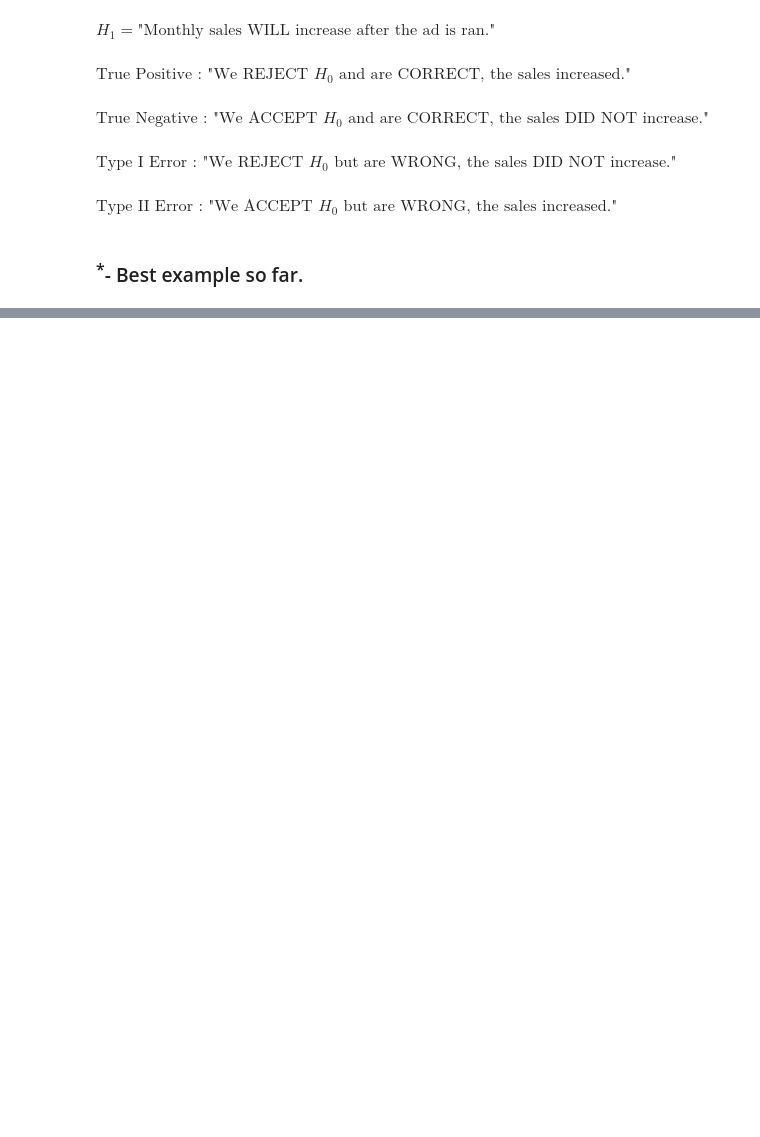
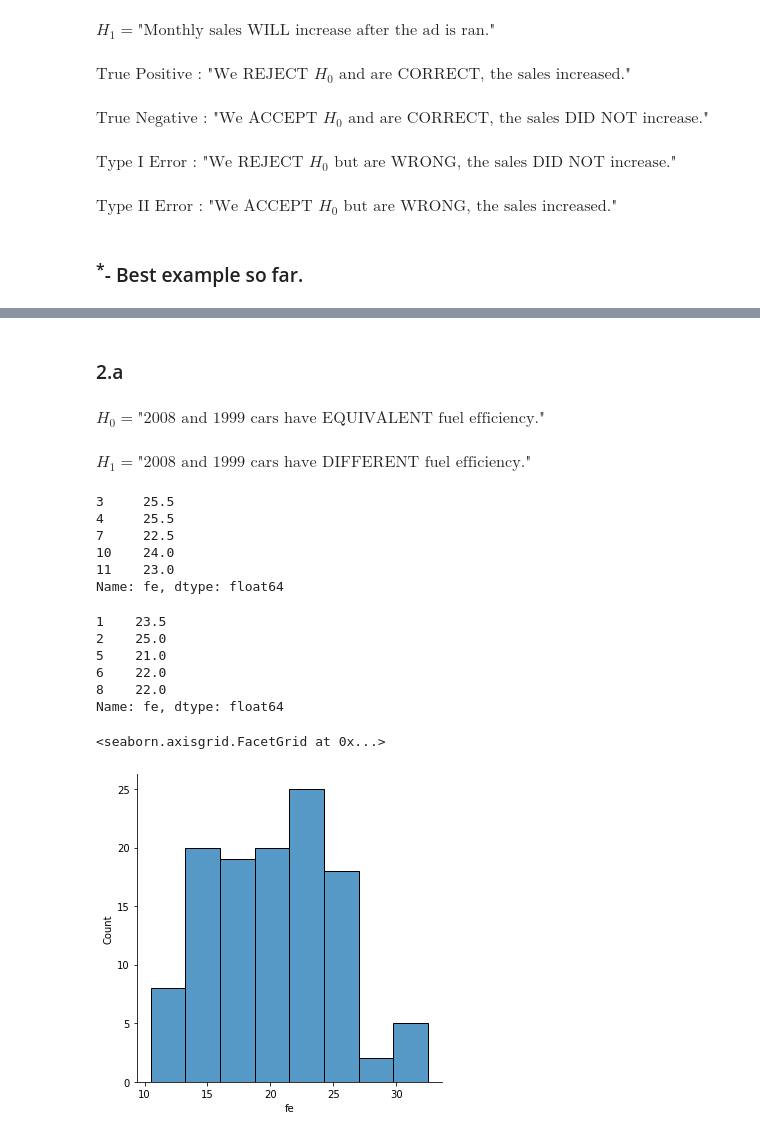
Before and after one commit to hinzle/statistics-exercises, a Jupyter notebook: hypothesis_testing.ipynb, the cells around one changed output, grey strips where cells are left out. Drawn from its saved outputs; the diff is of its cells as text; code cells hidden in the pictures; blank space fills up the shorter version.

```diff
--- a/hypothesis_testing.ipynb
+++ b/hypothesis_testing.ipynb
@@ -73,0 +173,2 @@ $\textrm{Type II Error : "We ACCEPT }H_0\textrm{ but are WRONG, the sales increa
+# %%
+df = data('mpg')
@@ -73,0 +205,33 @@ $\textrm{Type II Error : "We ACCEPT }H_0\textrm{ but are WRONG, the sales increa
+# %% [markdown]
+### 2.a
+# %% [markdown]
+$ H_0 = \textrm{"2008 and 1999 cars have EQUIVALENT fuel efficiency." }$
+# %% [markdown]
+$ H_1 = \textrm{"2008 and 1999 cars have DIFFERENT fuel efficiency." }$
+# %%
+df['fe']=(df['cty']+df['hwy'])/2
+# %%
+fe_2008=df.fe[df.year==2008]
+fe_2008.head()
+# %% [output]
+3     25.5
+4     25.5
+7     22.5
+10    24.0
+11    23.0
+Name: fe, dtype: float64
+# %%
+fe_1999=df.fe[df.year==1999]
+fe_1999.head()
+# %% [output]
+1    23.5
+2    25.0
+5    21.0
+6    22.0
+8    22.0
+Name: fe, dtype: float64
+# %%
+sns.displot(fe_2008)
+# %% [output]
+<seaborn.axisgrid.FacetGrid at 0x...>
+[figure, added]
```
Also changed, not shown: parts of 31 cells of this notebook.
